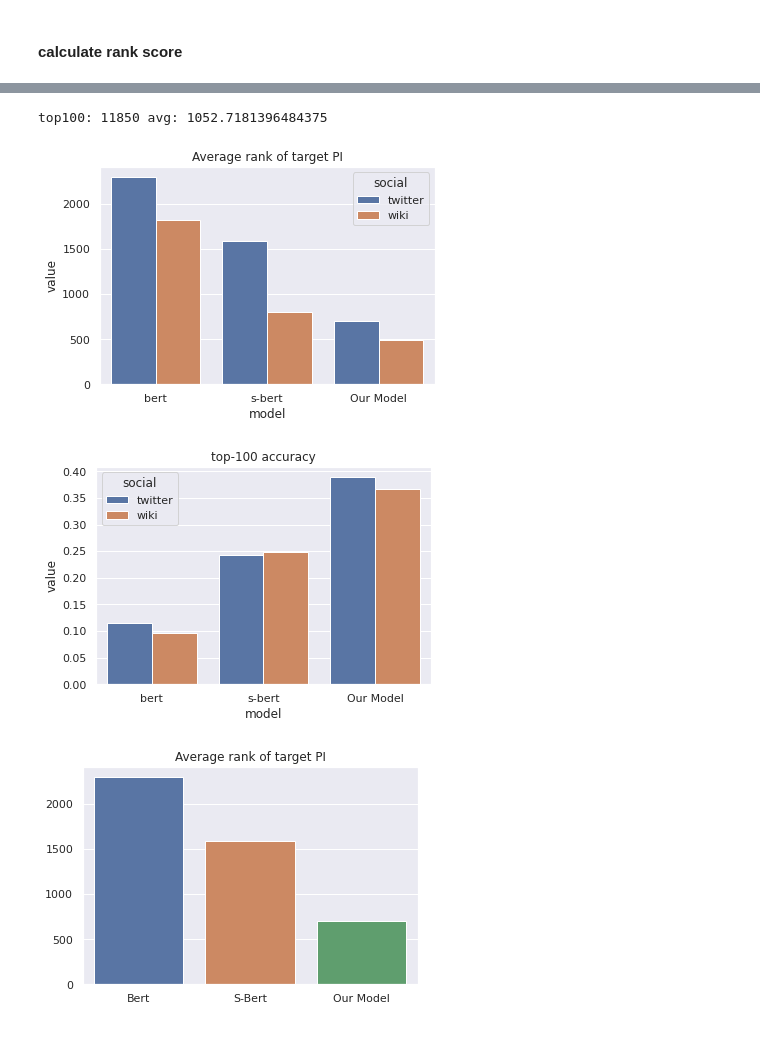
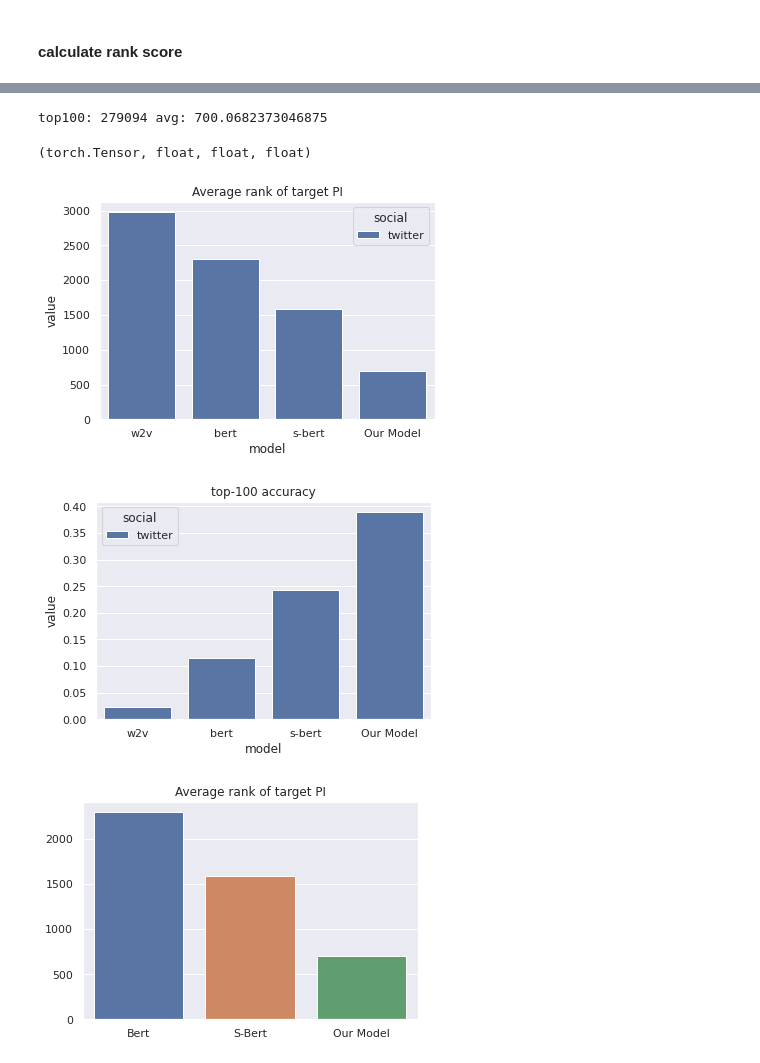
Before and after one commit to navidmdn/identity_embedding, a Jupyter notebook: pi2v.ipynb, the cells around one changed output, grey strips where cells are left out. Drawn from its saved outputs; the diff is of its cells as text; code cells hidden in the pictures.

```diff
--- a/pi2v.ipynb
+++ b/pi2v.ipynb
@@ -56,3 +60,3 @@ print(f"percentile freq: {np.percentile(freqs, 90)} mean freq: {np.mean(freqs)}"
 # %%
-most_frequent_pis = {k:v for k,v in cntr.items() if v > 5}
+most_frequent_pis = {k:v for k,v in cntr.items() if v > 1}
 len(most_frequent_pis)
@@ -866,7 +891,7 @@ print(len(pi_dict))
 bio_x, bio_y = zip(*test_ds)
 
 # comment if not using this
-# w2v_bio_x, w2v_bio_y = zip(*w2v_test_ds)
+w2v_bio_x, w2v_bio_y = zip(*w2v_test_ds)
 
 print(len(bio_y), len(bio_x))
 # %% [output]
@@ -927,17 +952,20 @@ Wall time: 2min 9s
 %%time
 import torch
 from sentence_transformers import SentenceTransformer, models, util
+from tqdm import tqdm
 
 device = 'cpu'
 bs = 50000
 i = 0
+pbar = tqdm(total=w2v_emb_x.shape[0])
 
 cosine_scores = []
 while i < w2v_emb_x.shape[0]:
-    batch = w2v_emb_x[i*bs:(i+1)*bs]
+    batch = w2v_emb_x[i:i+bs]
     batch_cosine_scores = util.cos_sim(batch, w2v_emb_all)
     cosine_scores.append(batch_cosine_scores)
-    i += 1
+    i += bs
+    pbar.update(bs)
 
 
 cosine_scores = torch.concat(cosine_scores)
@@ -1096,39 +1129,42 @@ fint_top100 = len([r for r in target_ranks_fint.reshape(1,-1).squeeze().tolist()
 
 print(f"top100: {fint_top100} avg: {fint_avg_rank}")
 # %% [output]
-top100: 11850 avg: 1052.7181396484375
+top100: 279094 avg: 700.0682373046875
+# %%
+type(w2v_avg_rank), type(bert_avg_rank), type(sbert_avg_rank), type(fint_avg_rank)
+# %% [output]
+(torch.Tensor, float, float, float)
 # %%
 import pandas as pd
 
-wiki_tot = 57474
-tw_tot = 717119
+total = len(bio_y)
 df_avg_rank = pd.DataFrame({
-    'value': [tw_bert_avg_rank, tw_sbert_avg_rank, tw_fint_avg_rank, bert_avg_rank, sbert_avg_rank, fint_avg_rank],
-    'social': ['twitter', 'twitter', 'twitter', 'wiki', 'wiki', 'wiki'],
-   'model': ['bert', 's-bert', 'Our Model', 'bert', 's-bert', 'Our Model',]
+    'value': [w2v_avg_rank.item(), bert_avg_rank, sbert_avg_rank, fint_avg_rank],#, bert_avg_rank, sbert_avg_rank, fint_avg_rank],
+    'social': ['twitter', 'twitter', 'twitter', 'twitter'],#, 'wiki', 'wiki', 'wiki'],
+   'model': ['w2v', 'bert', 's-bert', 'Our Model']#, 'bert', 's-bert', 'Our Model',]
 })
 
 df_top_100 = pd.DataFrame({
     'value': [
-        tw_bert_top100/tw_tot, tw_sbert_top100/tw_tot, tw_fint_top100/tw_tot,
-        bert_top100/wiki_tot, sbert_top100/wiki_tot, fint_top100/wiki_tot
+        w2v_top100/total, bert_top100/total, sbert_top100/total, fint_top100/total,
+        #bert_top100/wiki_tot, sbert_top100/wiki_tot, fint_top100/wiki_tot
     ],
-    'social': ['twitter', 'twitter', 'twitter', 'wiki', 'wiki', 'wiki'],
-    'model': ['bert', 's-bert', 'Our Model', 'bert', 's-bert', 'Our Model',]
+    'social': ['twitter','twitter', 'twitter', 'twitter'],#, 'wiki', 'wiki', 'wiki'],
+    'model': ['w2v', 'bert', 's-bert', 'Our Model']#, 'bert', 's-bert', 'Our Model',]
 })
 
 
 import seaborn as sns
 import matplotlib.pyplot as plt
 sns.set_theme()
 
 sns.barplot(data=df_avg_rank, x='model', y='value', hue='social')
 plt.title('Average rank of target PI')
 plt.show()
 
 sns.barplot(data=df_top_100, x='model', y='value', hue='social')
 plt.title('top-100 accuracy')
 plt.show()
 # %% [output]
-[figure, old version]
+[figure, new version]
-[figure, old version]
+[figure, new version]
```
Also changed, not shown: parts of 22 cells of this notebook.
